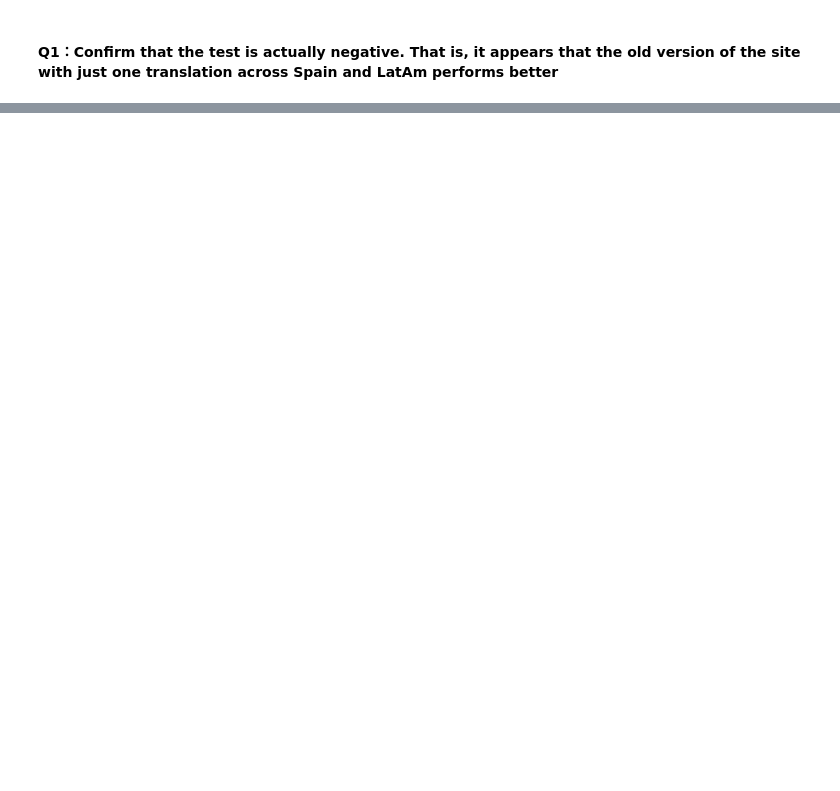
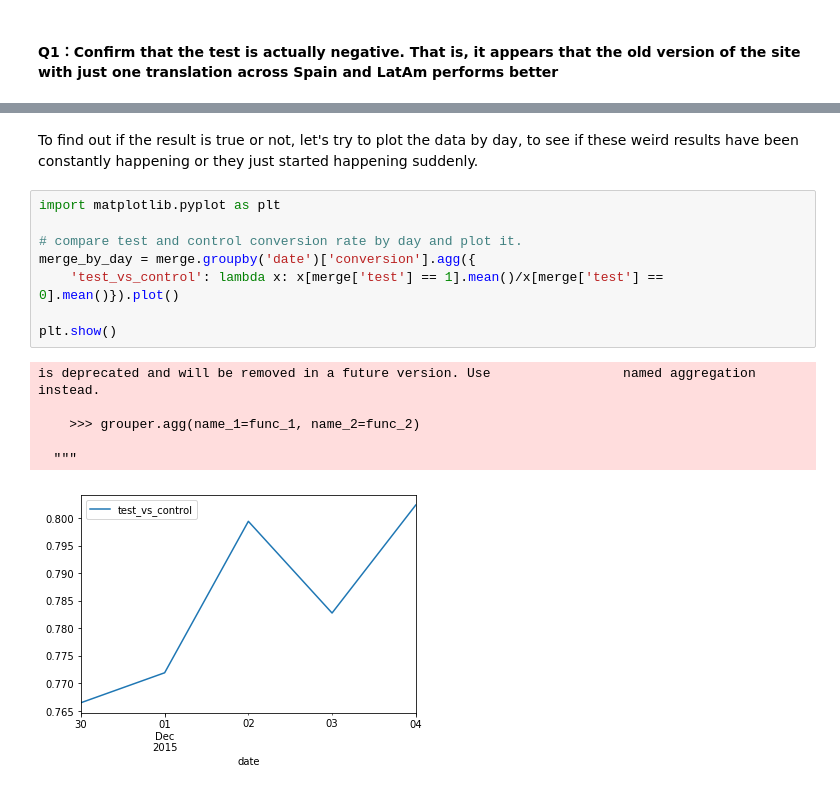
Before and after one commit to shujuny/Data-Challenge, a Jupyter notebook: Spanish Translation AB Test.ipynb, the cells around one changed output, grey strips where cells are left out. Saved outputs shown, nothing was run; the diff lists cells and outputs as text; blank space fills up the shorter version.

```diff
--- a/Spanish Translation AB Test.ipynb
+++ b/Spanish Translation AB Test.ipynb
@@ -148,0 +215,17 @@ memory usage: 44.9+ MB
+# %% [markdown]
+To find out if the result is true or not, let's try to plot the data by day, to see if these weird results have been constantly happening or they just started happening suddenly.
+# %%
+import matplotlib.pyplot as plt
+
+# compare test and control conversion rate by day and plot it.
+merge_by_day = merge.groupby('date')['conversion'].agg({
+    'test_vs_control': lambda x: x[merge['test'] == 1].mean()/x[merge['test'] == 0].mean()}).plot()
+
+plt.show()
+# %% [output]
+is deprecated and will be removed in a future version. Use                 named aggregation instead.
+
+    >>> grouper.agg(name_1=func_1, name_2=func_2)
+
+  """
+[figure, added]
```
Also changed, not shown: parts of 9 cells of this notebook.
